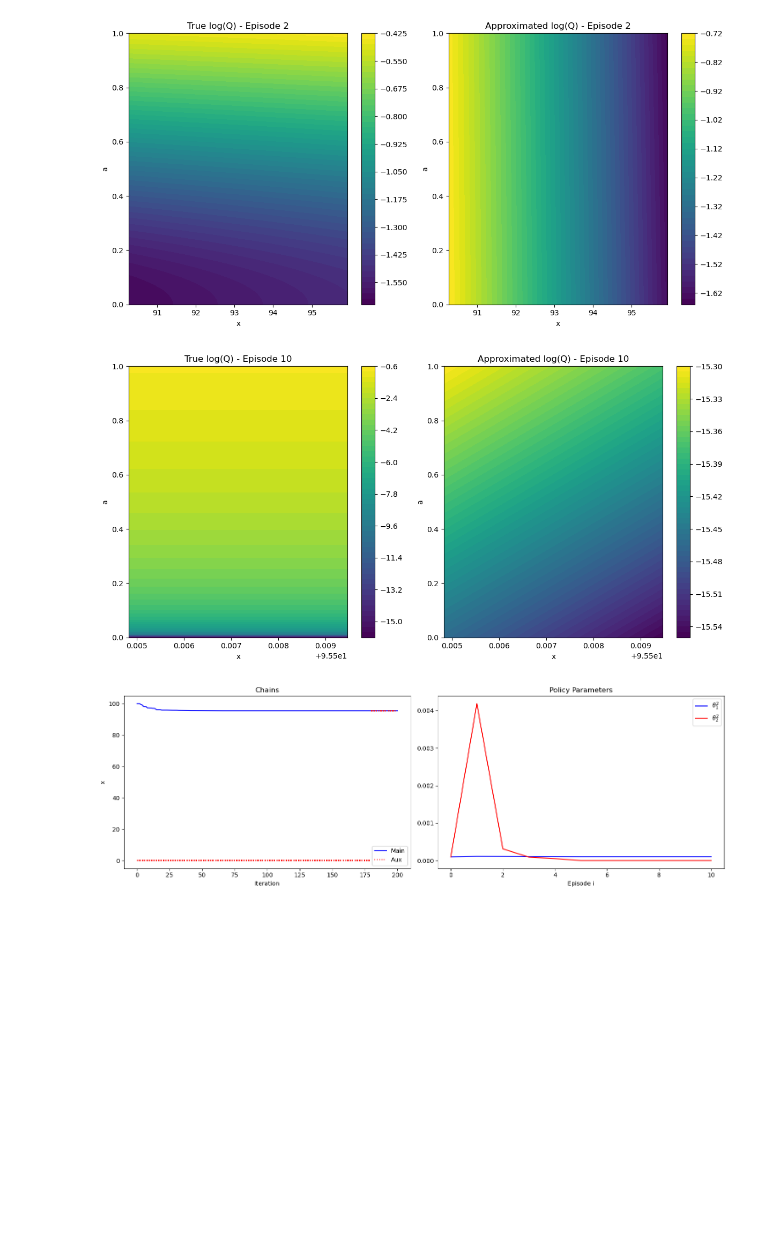
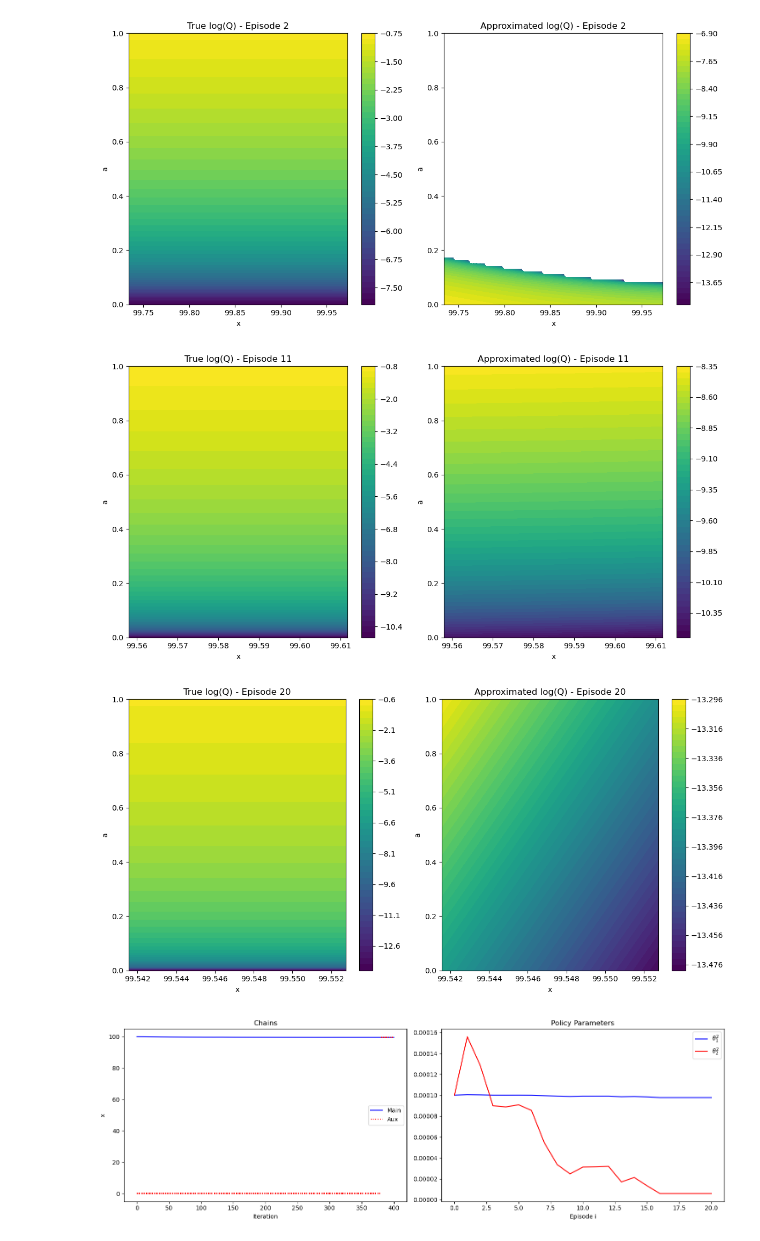
Before and after one commit to congyewang/Reinforcement-Learning-for-Adaptive-MCMC, a Jupyter notebook: Python/OLS_polynomial_rl.ipynb, the cells around one changed output. Cells and saved outputs as stored; diff of their text form; code cells hidden in the pictures; blank space fills up the shorter version.

```diff
--- a/Python/OLS_polynomial_rl.ipynb
+++ b/Python/OLS_polynomial_rl.ipynb
@@ -84,10 +84,10 @@ def plot_Q_function(i, theta, w, X_aux):
 # %%
 # Initialization
 x0 = 100
-theta = np.zeros((2, 11))
+I = 20
+theta = np.zeros((2, I+1))
 theta[:,0] = [0.01, 0.01]
 gamma = 0.9
-I = 10
 epi_length = 20
 X = np.zeros(I * epi_length + 1)
 X[0] = x0
@@ -113,9 +113,6 @@ for i in range(I):
             a_vals[j,k] = sigma(x_vals[j,k], theta[:,i])
             y_vals[j,k] = cum_r(X_aux[k:k+rew_length, j, i], gamma)
 
-    # Q_w = lambda x, a, w: w[0] + w[1] * abs(a * x)
-    # dQ_a = lambda x, a, w: w[1] * np.sign(a) * abs(x)
-    # A = np.column_stack((np.ones(J * (aux_length - rew_length)), (a_vals.ravel() * x_vals.ravel())))
     A = np.column_stack((np.ones(J * (aux_length - rew_length)), x_vals.ravel(), a_vals.ravel(), (a_vals.ravel() * x_vals.ravel()), x_vals.ravel() ** 2, a_vals.ravel() ** 2))
     w = np.linalg.lstsq(A, y_vals.ravel(), rcond=None)[0]
 
@@ -127,7 +124,7 @@ for i in range(I):
                     * dQ_a(X_aux[k,j,i], sigma(X_aux[k,j,i], theta[:,i]), w)
 
     # Update policy
-    alpha = 0.1
+    alpha = 0.01
     theta[:,i+1] = theta[:,i] + alpha * V
 
     # Main chain
@@ -136,7 +133,7 @@ for i in range(I):
                                                     epi_length+1)
 
     # Plotting Q function for selected episodes
-    if i in [0, 1, I-1]:
+    if i in [0, 1, 10, I-1]:
         plot_Q_function(i, theta, w, X_aux[:,:,i])
 
 # Plotting
@@ -165,3 +162,4 @@ plt.show()
-[figure, old version]
+[figure, new version]
-[figure, old version]
+[figure, new version]
-[figure, old version]
+[figure, new version]
+[figure, added]
```
Also changed, not shown: parts of 9 cells of this notebook, 3 other files.
